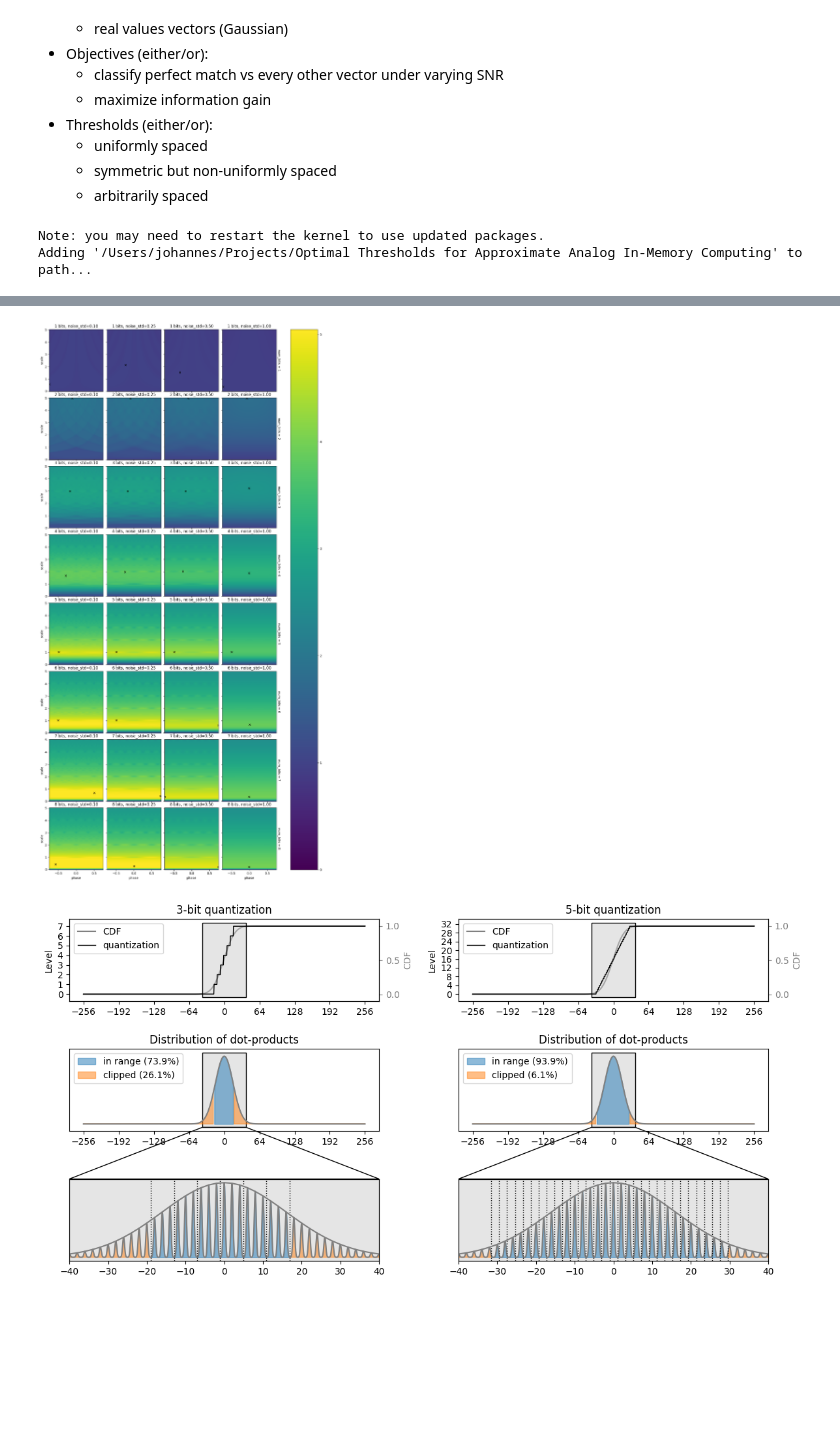
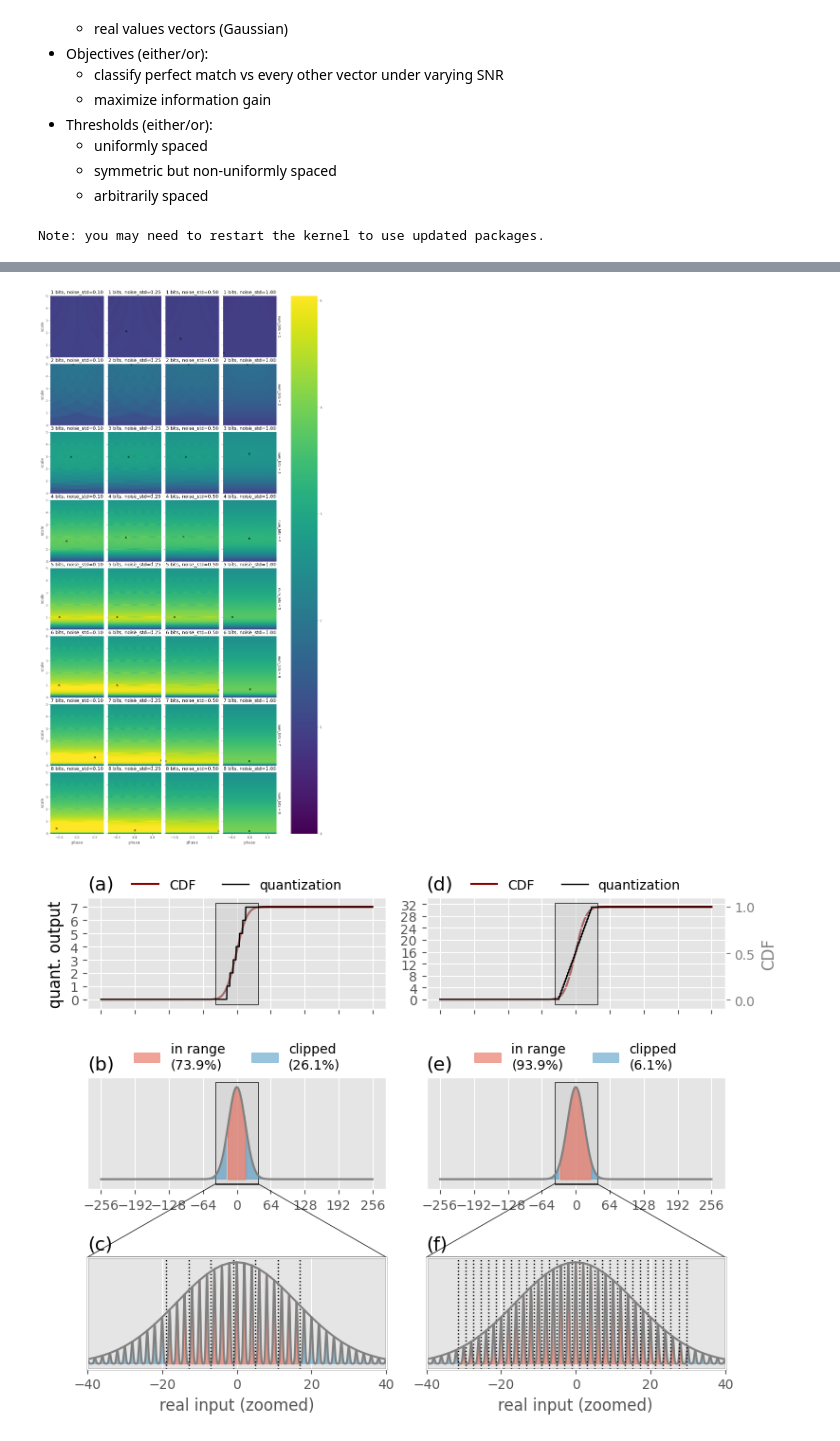
Before and after one commit to Integrated-Systems-Neuroengineering/optquant, a Jupyter notebook: experiments/quantization.ipynb, the cells around one changed output, grey strips where cells are left out. Saved outputs shown, nothing was run; the diff lists cells and outputs as text; code cells hidden in the pictures; blank space fills up the shorter version.

Commit message:
updated plots

```diff
--- a/experiments/quantization.ipynb
+++ b/experiments/quantization.ipynb
@@ -21,12 +21,12 @@ import jax.numpy as jnp
 import numpy as np
 
 from matplotlib import pyplot as plt
+plt.style.use('ggplot')
 from matplotlib.patches import Rectangle
 
 from adim import *
 # %% [output]
 Note: you may need to restart the kernel to use updated packages.
-Adding '/Users/johannes/Projects/Optimal Thresholds for Approximate Analog In-Memory Computing' to path...
 # %%
 vector_length = 256
 num_bits = np.arange(1,jnp.log2(vector_length).astype(int)+1)
@@ -78,5 +78,5 @@ for i,n in enumerate(MIs.coords["num_bits"]):
             fg.axes[i,k].set_title(f"{int(n)} bits, noise_std={float(s):.2f}")
             fg.axes[i,k].plot(max_phase[i,j,k], max_scale[i,j,k], "kx")
 # %% [output]
-[figure, old version]
+[figure, new version]
 # %%
@@ -189,13 +289,14 @@ def plot_panel(num_bits_idx, fixed_idx, noise_std_idx, distribution="bipolar", i
     return fig, ax_density
 # %%
-fig, ax = plt.subplots(3, 2, figsize=(12,6))
+fig, ax = plt.subplots(3, 2, figsize=(8,6))
 
-plot_panel(2, 0, 1, ax=ax[:,0], inset=(-40, 40), inset_color=(0.8,0.8,0.8, 0.5))
-plot_panel(4, 0, 1, ax=ax[:,1], inset=(-40, 40), inset_color=(0.8,0.8,0.8, 0.5))
+plot_panel(2, 0, 1, ax=ax[:,0], inset=(-40, 40), inset_color=(0.8,0.8,0.8, 0.5), titles=["(a)", "(b)", "(c)"], right_decorations=False)
+plot_panel(4, 0, 1, ax=ax[:,1], inset=(-40, 40), inset_color=(0.8,0.8,0.8, 0.5), titles=["(d)", "(e)", "(f)"], left_decorations=False)
 
+fig.tight_layout()
 
-fig.savefig("../figures/quantization.pdf")
-fig.savefig("../figures/quantization.svg")
-fig.savefig("../figures/quantization.png", dpi=300)
+fig.savefig("../figures/quantization.pdf", bbox_inches="tight")
+fig.savefig("../figures/quantization.svg", bbox_inches="tight")
+fig.savefig("../figures/quantization.png", bbox_inches="tight", dpi=300)
 # %% [output]
-[figure, old version]
+[figure, new version]
```
Also changed, not shown: parts of 1 cell of this notebook, 12 other files.
